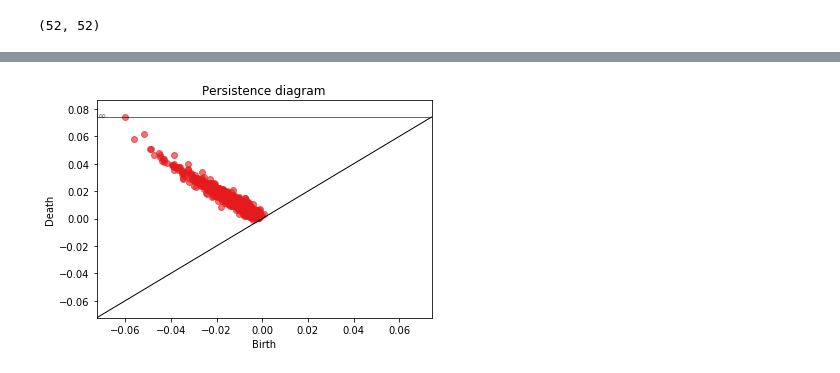
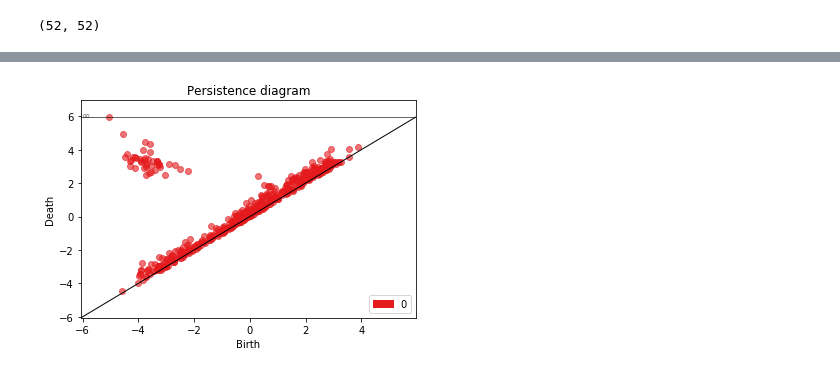
Before and after one commit to UTjones/PCA, a Jupyter notebook: Ml_dataset(1).ipynb, the cells around one changed output, grey strips where cells are left out. Saved outputs shown, nothing was run; the diff lists cells and outputs as text; code cells hidden in the pictures.

Commit message:
A persistence diagram of last few principal components

```diff
--- a/Ml_dataset(1).ipynb
+++ b/Ml_dataset(1).ipynb
@@ -141,9 +153,17 @@ def last_component(m = 1):
 
     signal_from_last_components = (pca.components_[:,0] @ last_components.transpose())
 
+    #cc = gd.CubicalComplex(top_dimensional_cells = last_components)
+
+    #dgm = cc.persistence()
+    #plot = gd.plot_persistence_diagram(dgm)
+
+    plt.plot(signal_from_last_components)
+    plt.show()
+    plt.close()
     return signal_from_last_components
 # %%
 import gudhi as gd
 # %%
-last_components = last_component(4)
+last_components = last_component(51)
 cc = gd.CubicalComplex( top_dimensional_cells = last_components)
@@ -150,5 +172,5 @@ cc = gd.CubicalComplex( top_dimensional_cells = last_components)
 # %%
 dgm = cc.persistence()
-plot = gd.plot_persistence_diagram(dgm)
+plot = gd.plot_persistence_diagram(dgm, legend = True)
 # %% [output]
-[figure, old version]
+[figure, new version]
```
Also changed, not shown: parts of 4 cells of this notebook, 1 other file.
